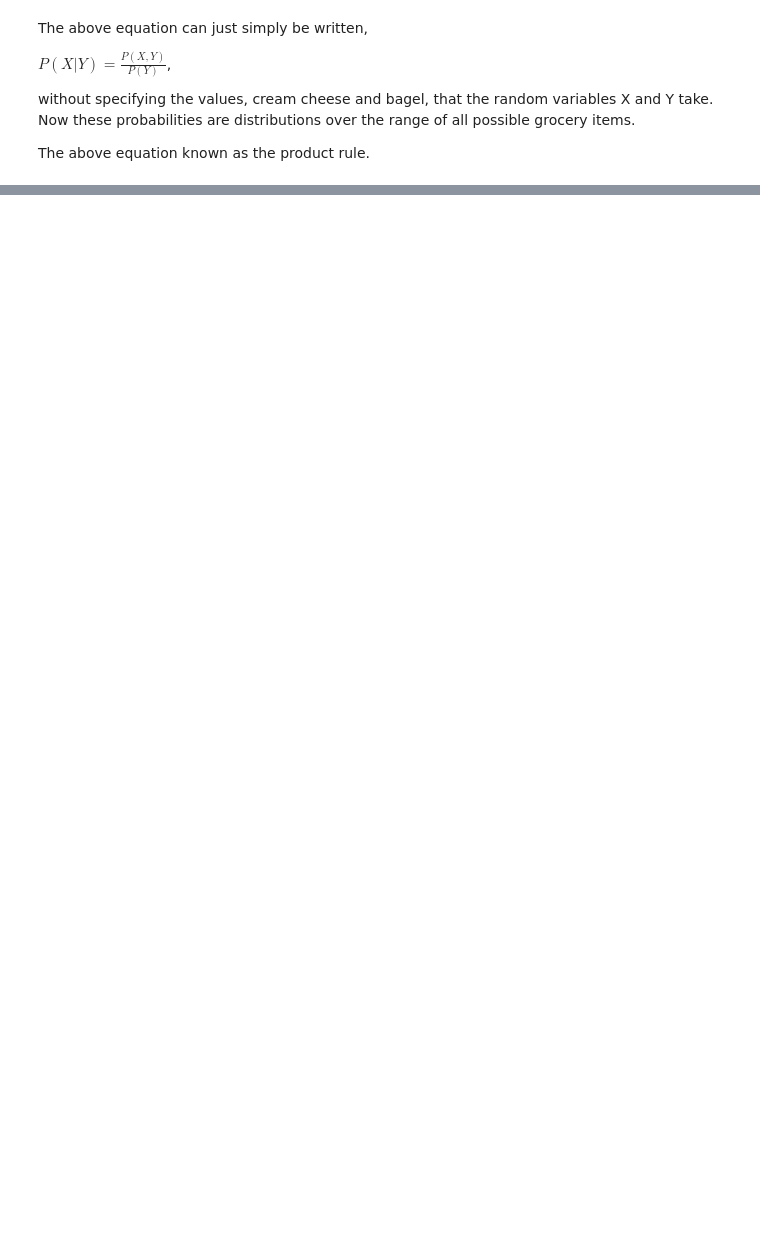
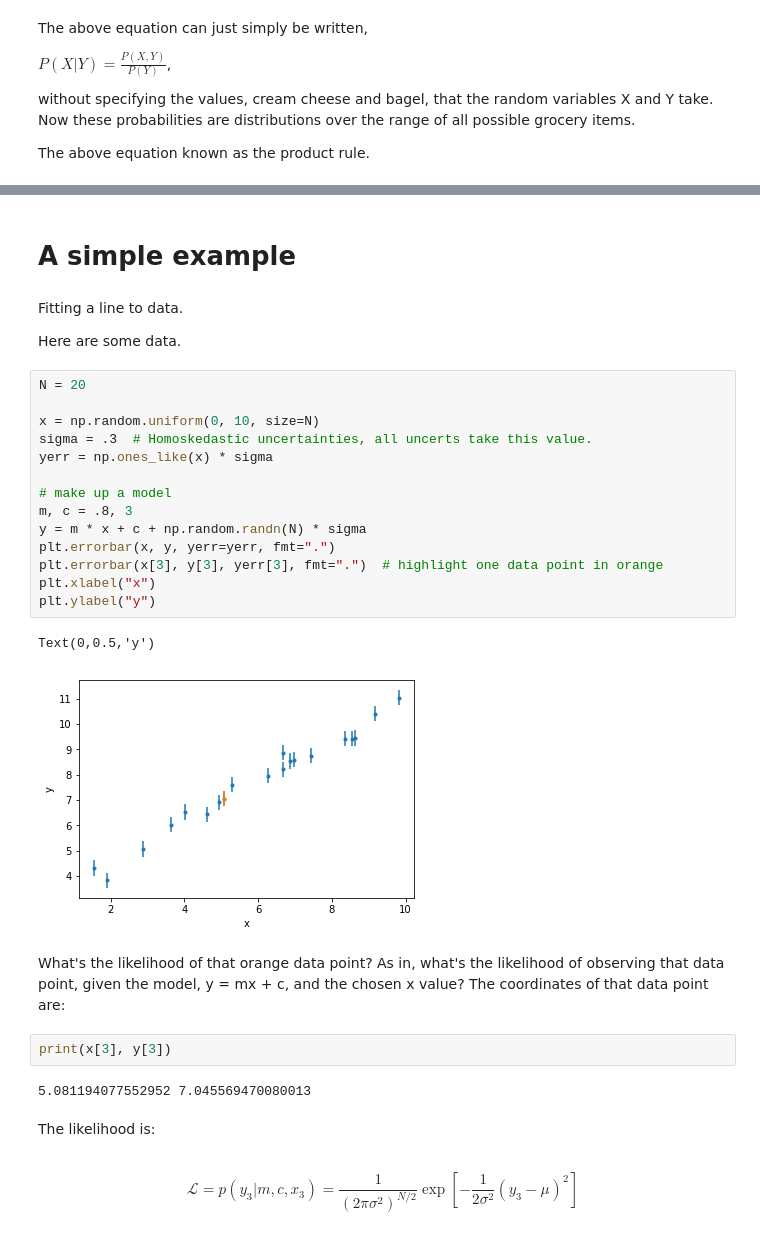
Before and after one commit to RuthAngus/Probabilistic-inference-tutorial, a Jupyter notebook: Bayesian_inference_tutorial.ipynb, the cells around one changed output, grey strips where cells are left out. Drawn from its saved outputs; the diff is of its cells as text; blank space fills up the shorter version.

```diff
--- a/Bayesian_inference_tutorial.ipynb
+++ b/Bayesian_inference_tutorial.ipynb
@@ -74,0 +256,33 @@ The above equation known as the product rule.
+# %% [markdown]
+# A simple example
+# %% [markdown]
+Fitting a line to data.
+
+Here are some data.
+# %%
+N = 20
+
+x = np.random.uniform(0, 10, size=N)
+sigma = .3  # Homoskedastic uncertainties, all uncerts take this value.
+yerr = np.ones_like(x) * sigma
+
+# make up a model
+m, c = .8, 3
+y = m * x + c + np.random.randn(N) * sigma
+plt.errorbar(x, y, yerr=yerr, fmt=".")
+plt.errorbar(x[3], y[3], yerr[3], fmt=".")  # highlight one data point in orange
+plt.xlabel("x")
+plt.ylabel("y")
+# %% [output]
+Text(0,0.5,'y')
+[figure, added]
+# %% [markdown]
+What's the likelihood of that orange data point? As in, what's the likelihood of observing that data point, given the model, y = mx + c, and the chosen x value? The coordinates of that data point are:
+# %%
+print(x[3], y[3])
+# %% [output]
+5.081194077552952 7.045569470080013
+# %% [markdown]
+The likelihood is:
+# %% [markdown]
+$$\mathcal{L} = p(y_3|m, c, x_3) = \frac{1}{(2\pi\sigma^2)^{N/2}}\exp\left[-\frac{1}{2\sigma^2}(y_3 - \mu)^2 \right]$$
```
Also changed, not shown: parts of 65 cells of this notebook.
